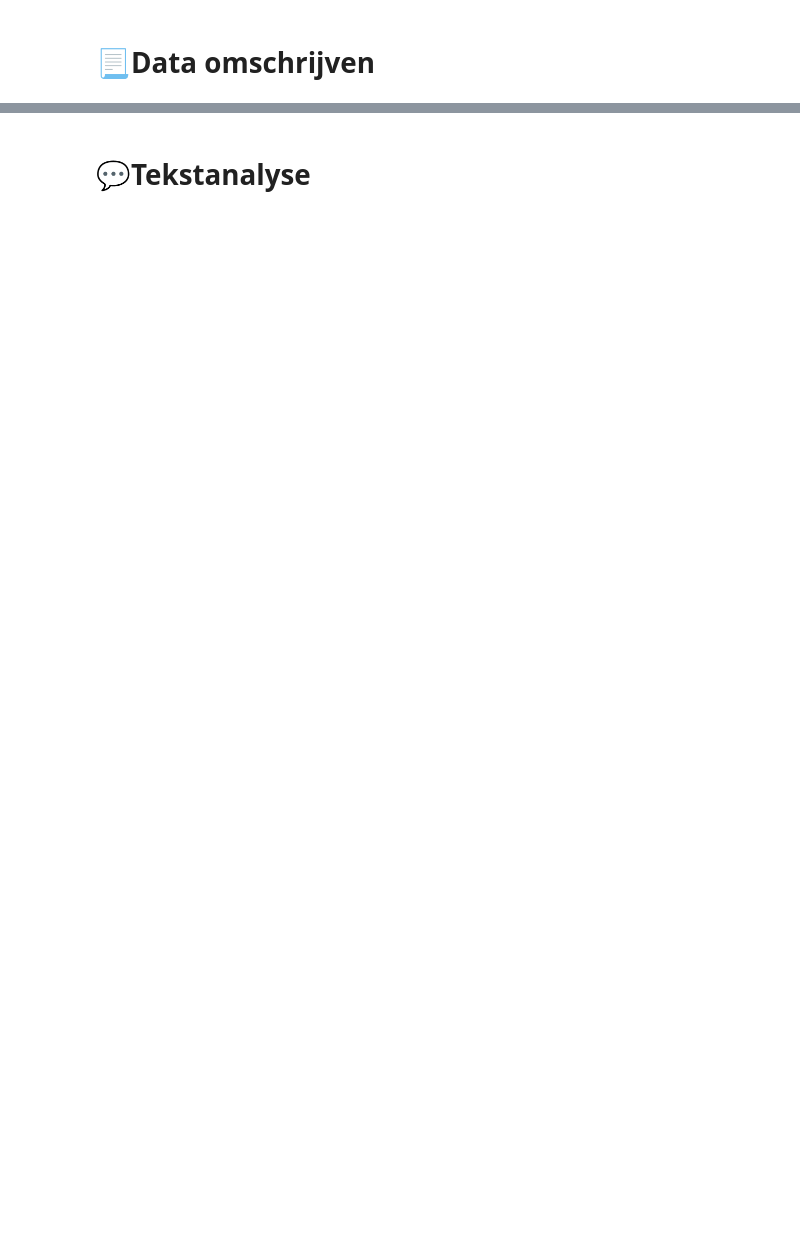
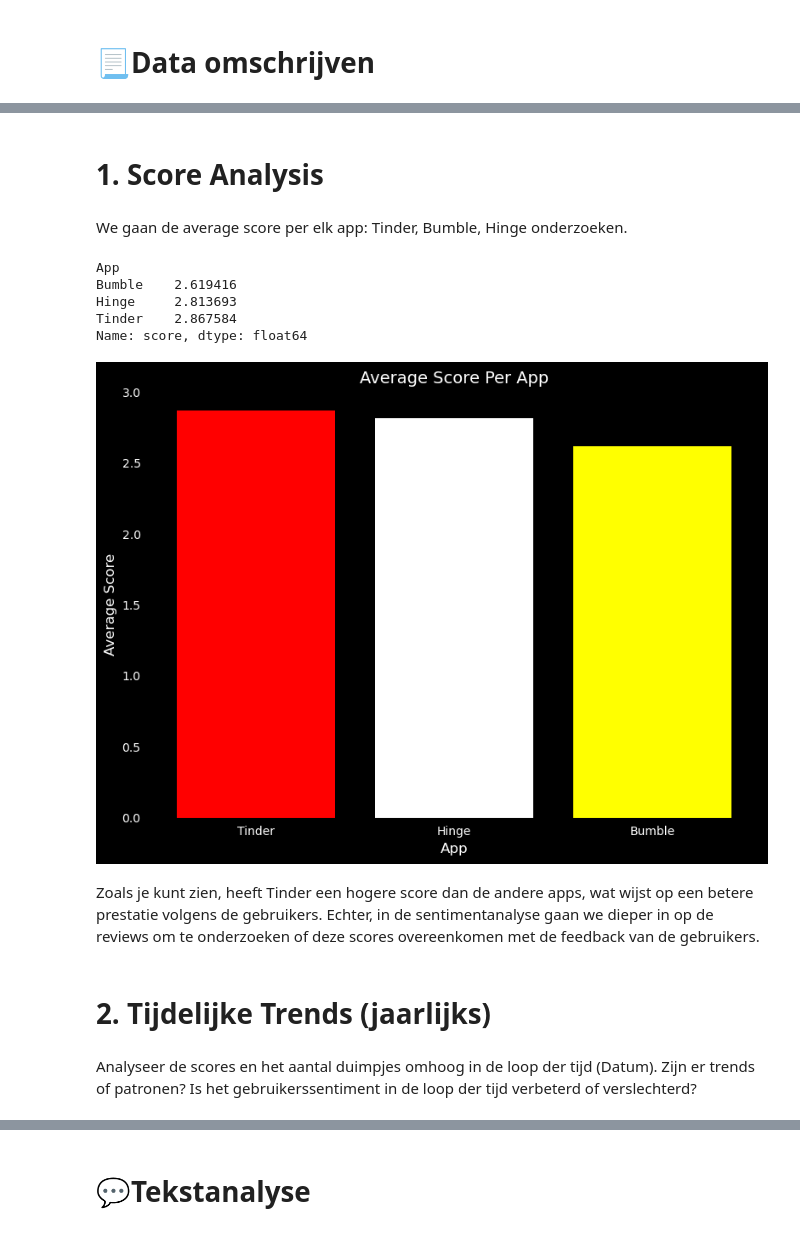
Before and after one commit to kailenroa/NLP-Sentiment-Analysis-Dating-Apps, a Jupyter notebook: #02- NLP Sentiment Analysis Dating Apps (ML).ipynb, the cells around one changed output, grey strips where cells are left out. Cells and saved outputs as stored; diff of their text form; code cells hidden in the pictures; blank space fills up the shorter version.

```diff
--- a/#02- NLP Sentiment Analysis Dating Apps (ML).ipynb
+++ b/#02- NLP Sentiment Analysis Dating Apps (ML).ipynb
@@ -298,0 +135,6 @@ merged_reviews.describe().T
+# %%
+# Convert 'Date' to datetime
+dating_reviews['Date'] = pd.to_datetime(dating_reviews['Date'], errors='coerce')
+# %%
+# Jaarkolom creëren
+dating_reviews['Year'] = dating_reviews['Date'].dt.year
@@ -298,0 +233,41 @@ merged_reviews.describe().T
+# %% [markdown]
+# 1. Score Analysis
+# %% [markdown]
+We gaan de average score per elk app: Tinder, Bumble, Hinge onderzoeken.
+# %%
+# Group by app and calculate average score
+avg_score = dating_reviews.groupby('App')['score'].mean()
+avg_score
+# %% [output]
+App
+Bumble    2.619416
+Hinge     2.813693
+Tinder    2.867584
+Name: score, dtype: float64
+# %%
+# Ascending values
+avg_score = avg_score.sort_values(ascending=False)
+# %%
+# Plot de grafiek
+plt.figure(figsize=(8, 6), facecolor='black')
+colors = ['red', 'white', 'yellow']  # Assign specific colors
+bars = plt.bar(avg_score.index, avg_score.values, color=colors)
+
+plt.title('Average Score Per App', color='white', fontsize=14)
+plt.xlabel('App', color='white', fontsize=12)
+plt.ylabel('Average Score', color='white', fontsize=12)
+plt.xticks(color='white', fontsize=10)
+plt.yticks(color='white', fontsize=10)
+plt.gca().set_facecolor('black')
+
+plt.tight_layout()
+plt.show()
+# %% [output]
+[figure, added]
+# %% [markdown]
+Zoals je kunt zien, heeft Tinder een hogere score dan de andere apps, wat wijst op een betere prestatie volgens de gebruikers. Echter, in de sentimentanalyse gaan we dieper in op de reviews om te onderzoeken of deze scores overeenkomen met de feedback van de gebruikers.
+# %% [markdown]
+# 2. Tijdelijke Trends (jaarlijks)
+# %% [markdown]
+Analyseer de scores en het aantal duimpjes omhoog in de loop der tijd (Datum). Zijn er trends of patronen?
+Is het gebruikerssentiment in de loop der tijd verbeterd of verslechterd?
```
Also changed, not shown: parts of 208 cells of this notebook.
